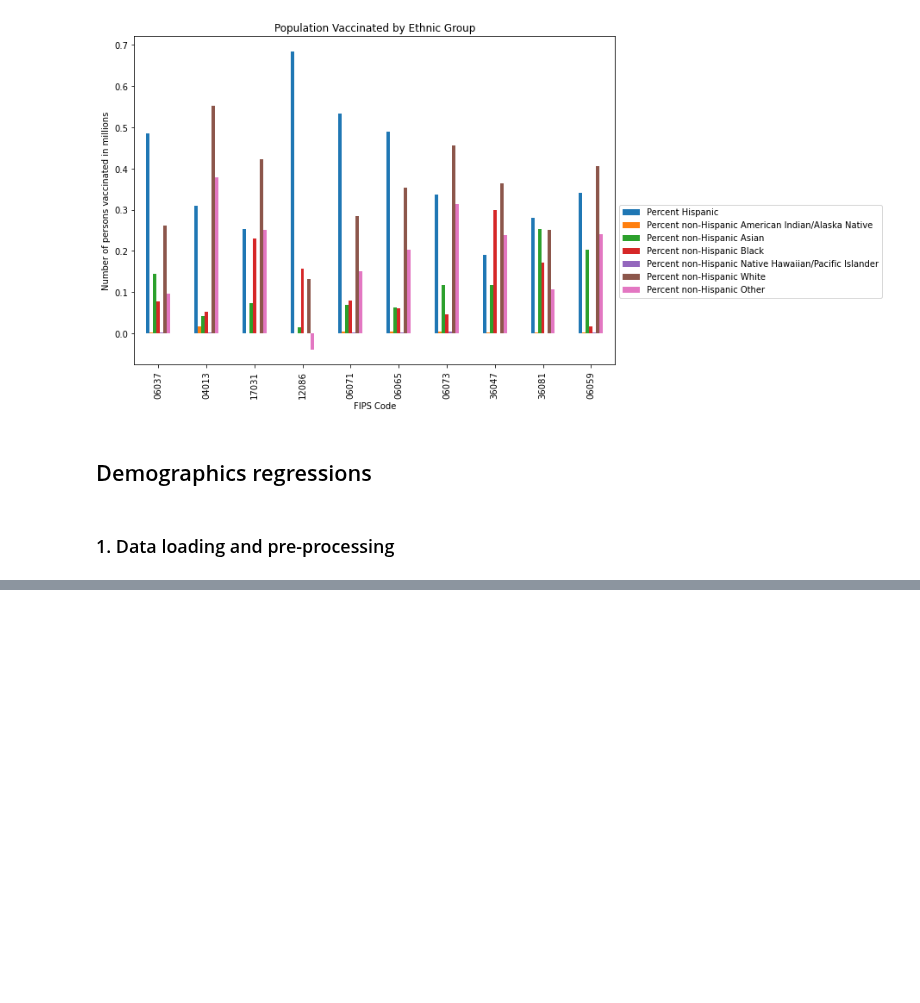
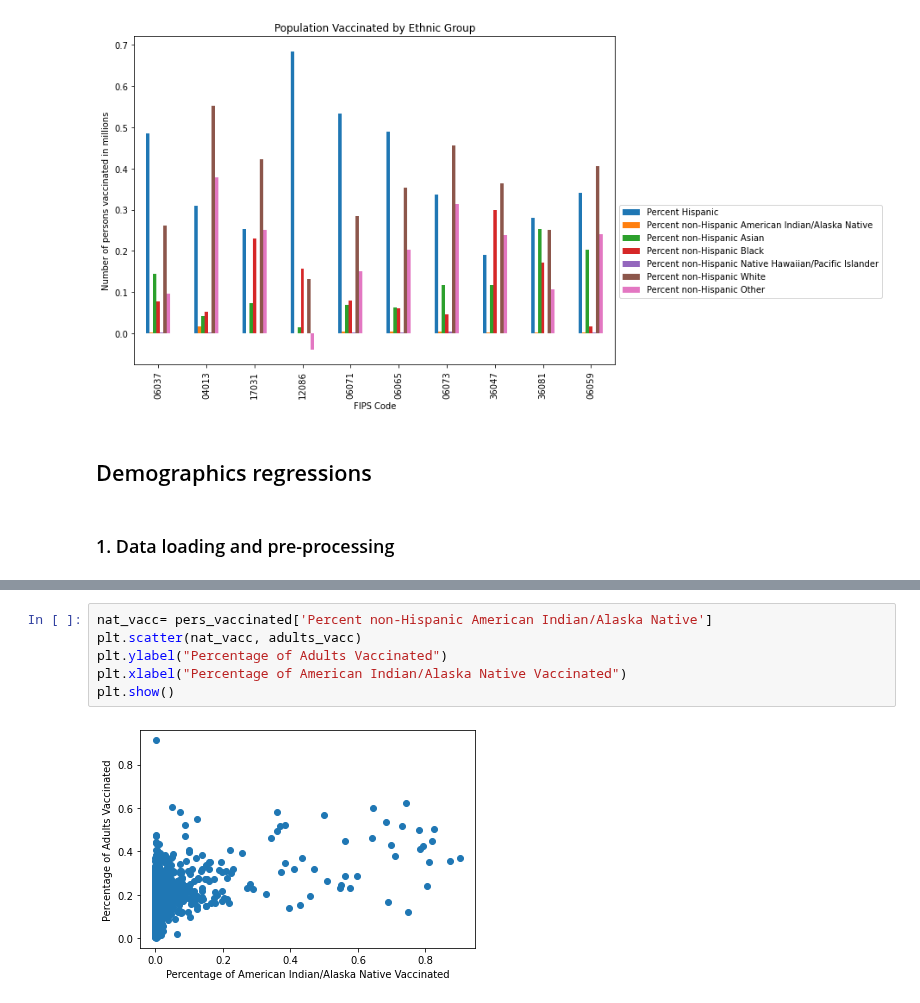
Before and after one commit to mgeffroy/P1-US-COVID-19-Vaccination-Campaign, a Jupyter notebook: Gender, Age and Ethnicity.ipynb, the cells around one changed output, grey strips where cells are left out. Drawn from its saved outputs; the diff is of its cells as text; blank space fills up the shorter version.

```diff
--- a/Gender, Age and Ethnicity.ipynb
+++ b/Gender, Age and Ethnicity.ipynb
@@ -423,0 +434,8 @@ vaccination
+# %%
+nat_vacc= pers_vaccinated['Percent non-Hispanic American Indian/Alaska Native']
+plt.scatter(nat_vacc, adults_vacc)
+plt.ylabel("Percentage of Adults Vaccinated")
+plt.xlabel("Percentage of American Indian/Alaska Native Vaccinated")
+plt.show()
+# %% [output]
+[figure, added]
```
Also changed, not shown: parts of 12 cells of this notebook.
